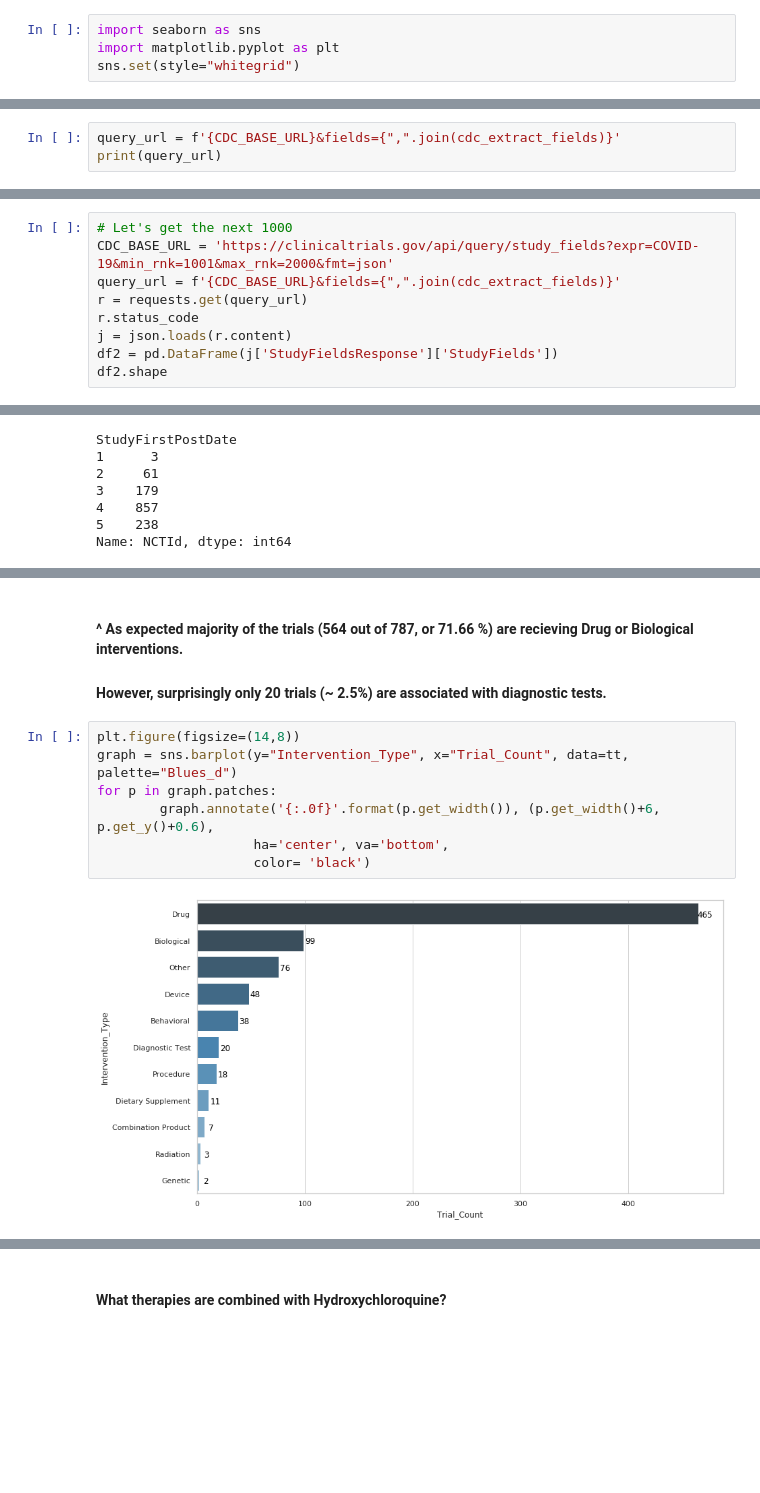
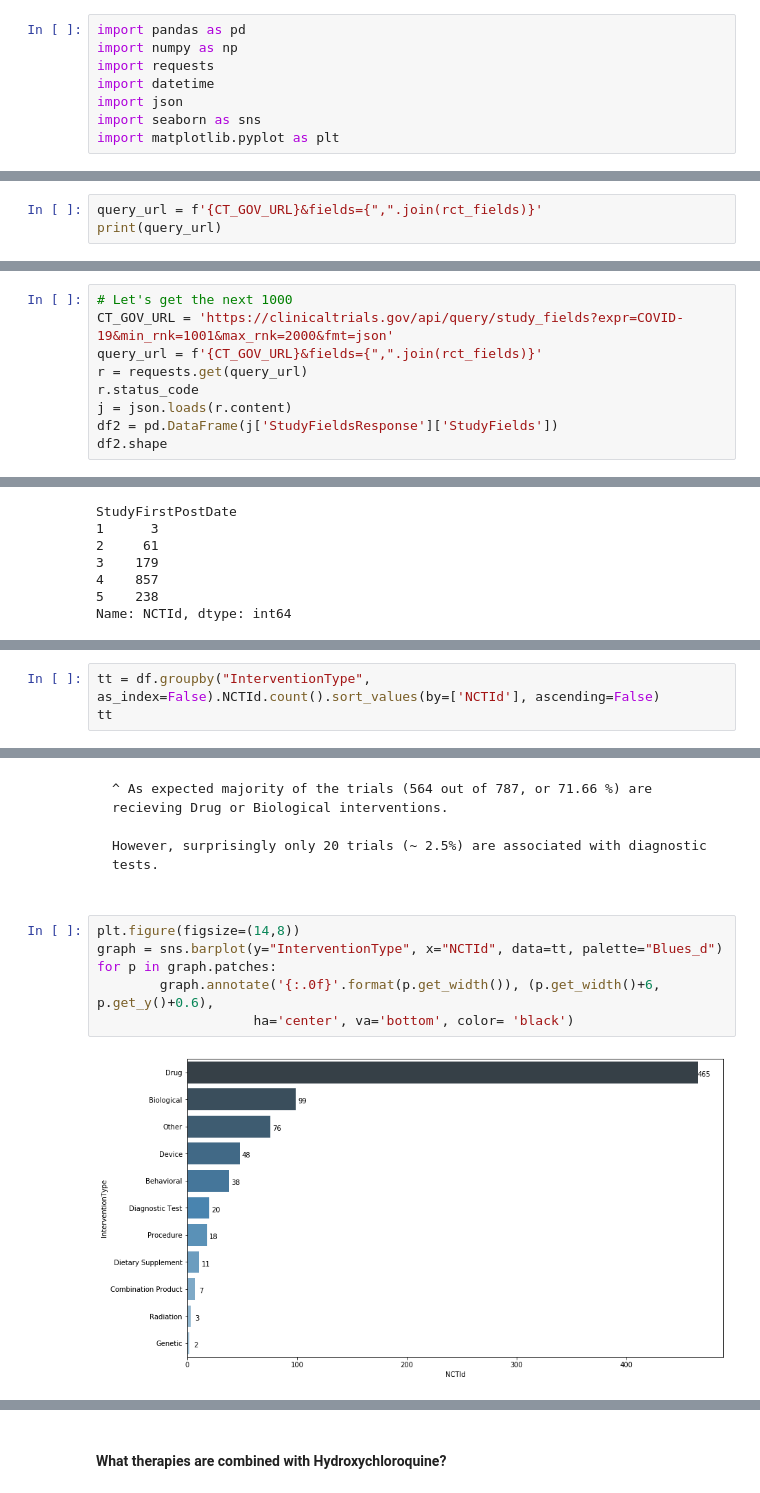
Before and after one commit to AksChougule/clinical-text, a Jupyter notebook: cov19-ct-gov-api/COVID-19-clinical-trials-v2.ipynb, the cells around one changed output, grey strips where cells are left out. Saved outputs shown, nothing was run; the diff lists cells and outputs as text; blank space fills up the shorter version.

```diff
--- a/cov19-ct-gov-api/COVID-19-clinical-trials-v2.ipynb
+++ b/cov19-ct-gov-api/COVID-19-clinical-trials-v2.ipynb
@@ -9,4 +3,8 @@ import numpy as np
 # %%
+import pandas as pd
+import numpy as np
+import requests
+import datetime
+import json
 import seaborn as sns
 import matplotlib.pyplot as plt
-sns.set(style="whitegrid")
@@ -38,7 +39,7 @@ cdc_extract_fields = [
     'WhyStopped'
 ]
 # %%
-query_url = f'{CDC_BASE_URL}&fields={",".join(cdc_extract_fields)}'
+query_url = f'{CT_GOV_URL}&fields={",".join(rct_fields)}'
 print(query_url)
 # %% [output]
 https://clinicaltrials.gov/api/query/study_fields?expr=COVID-19&min_rnk=1&max_rnk=1000&fmt=json&fields=NCTId,DesignAllocation,DesignMasking,LeadSponsorClass,DesignPrimaryPurpose,EnrollmentCount,Interv ...
@@ -56,7 +57,7 @@ df1.shape
 # %%
 # Let's get the next 1000
-CDC_BASE_URL = 'https://clinicaltrials.gov/api/query/study_fields?expr=COVID-19&min_rnk=1001&max_rnk=2000&fmt=json'
-query_url = f'{CDC_BASE_URL}&fields={",".join(cdc_extract_fields)}'
+CT_GOV_URL = 'https://clinicaltrials.gov/api/query/study_fields?expr=COVID-19&min_rnk=1001&max_rnk=2000&fmt=json'
+query_url = f'{CT_GOV_URL}&fields={",".join(rct_fields)}'
 r = requests.get(query_url)
 r.status_code
 j = json.loads(r.content)
@@ -216,0 +205,3 @@ tt
+# %%
+tt = df.groupby("InterventionType", as_index=False).NCTId.count().sort_values(by=['NCTId'], ascending=False)
+tt
@@ -217,13 +221,12 @@ tt
 # %% [markdown]
-#### ^ As expected majority of the trials (564 out of 787, or 71.66 %) are recieving Drug or Biological interventions.
+<pre>^ As expected majority of the trials (564 out of 787, or 71.66 %) are recieving Drug or Biological interventions.
 
-#### However, surprisingly only 20 trials (~ 2.5%) are associated with diagnostic tests.
+However, surprisingly only 20 trials (~ 2.5%) are associated with diagnostic tests.
 # %%
 plt.figure(figsize=(14,8))
-graph = sns.barplot(y="Intervention_Type", x="Trial_Count", data=tt, palette="Blues_d")
+graph = sns.barplot(y="InterventionType", x="NCTId", data=tt, palette="Blues_d")
 for p in graph.patches:
         graph.annotate('{:.0f}'.format(p.get_width()), (p.get_width()+6, p.get_y()+0.6),
-                    ha='center', va='bottom',
-                    color= 'black')
+                    ha='center', va='bottom', color= 'black')
 # %% [output]
-[figure, old version]
+[figure, new version]
```
Also changed, not shown: parts of 113 cells of this notebook.
